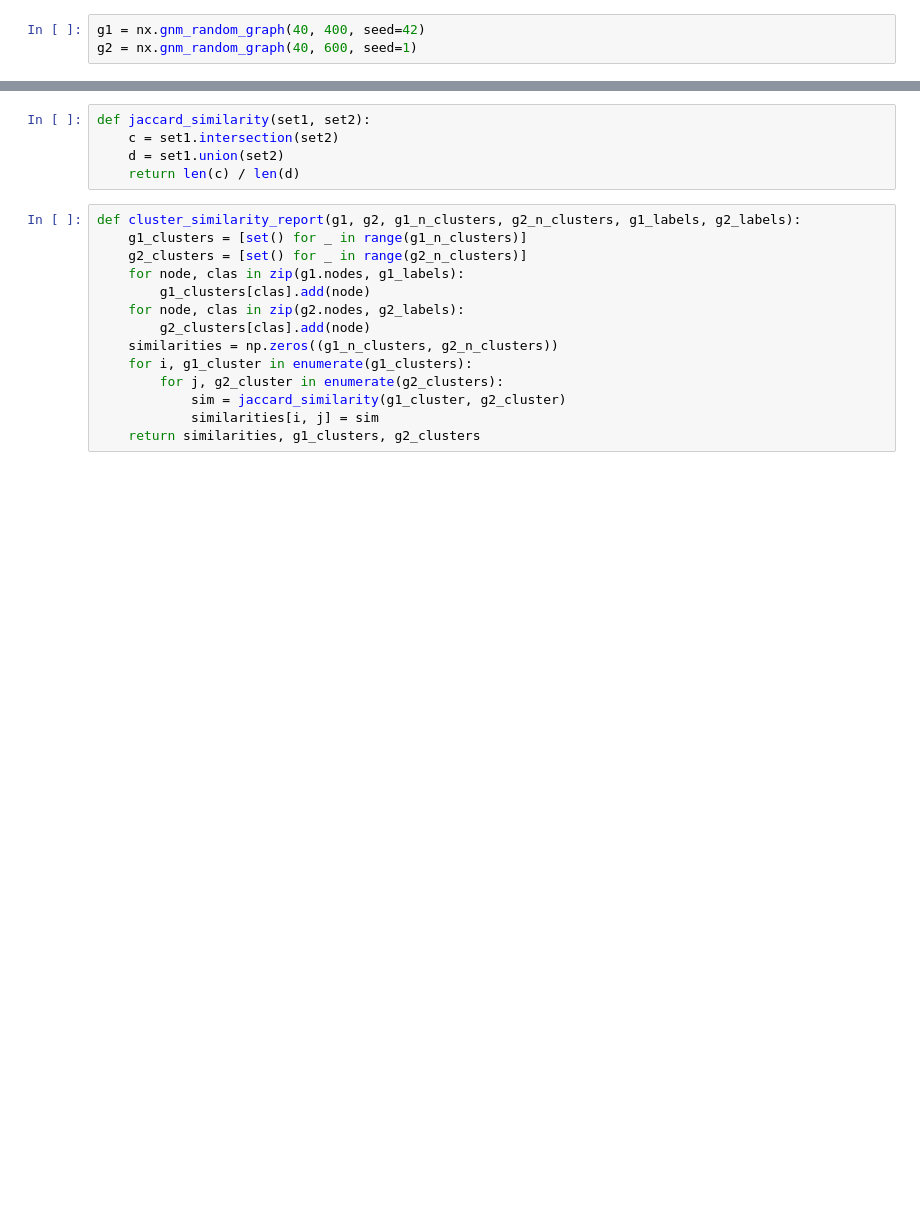
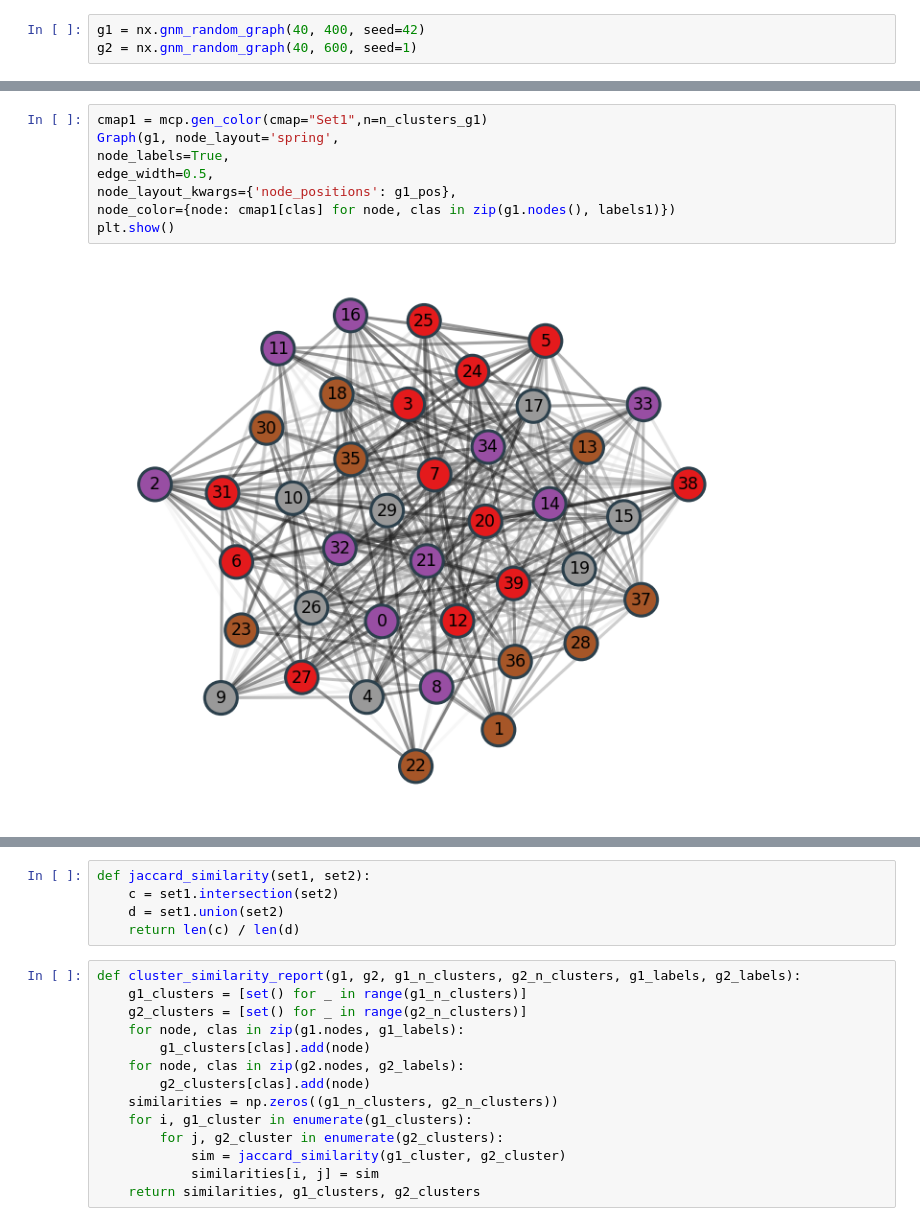
Before and after one commit to WojciechGierulski/TASS23Z, a Jupyter notebook: clustering/clustering.ipynb, the cells around one changed output, grey strips where cells are left out. Drawn from its saved outputs; the diff is of its cells as text; blank space fills up the shorter version.

```diff
--- a/clustering/clustering.ipynb
+++ b/clustering/clustering.ipynb
@@ -45,3 +73,13 @@ labels2 = clustering(g2, 3, 'paris')
 # %% [output]
 [drawing not drawn]
 [drawing not drawn]
+# %%
+cmap1 = mcp.gen_color(cmap="Set1",n=n_clusters_g1)
+Graph(g1, node_layout='spring',
+node_labels=True,
+edge_width=0.5,
+node_layout_kwargs={'node_positions': g1_pos},
+node_color={node: cmap1[clas] for node, clas in zip(g1.nodes(), labels1)})
+plt.show()
+# %% [output]
+[figure, added]
```
Also changed, not shown: parts of 14 cells of this notebook.
